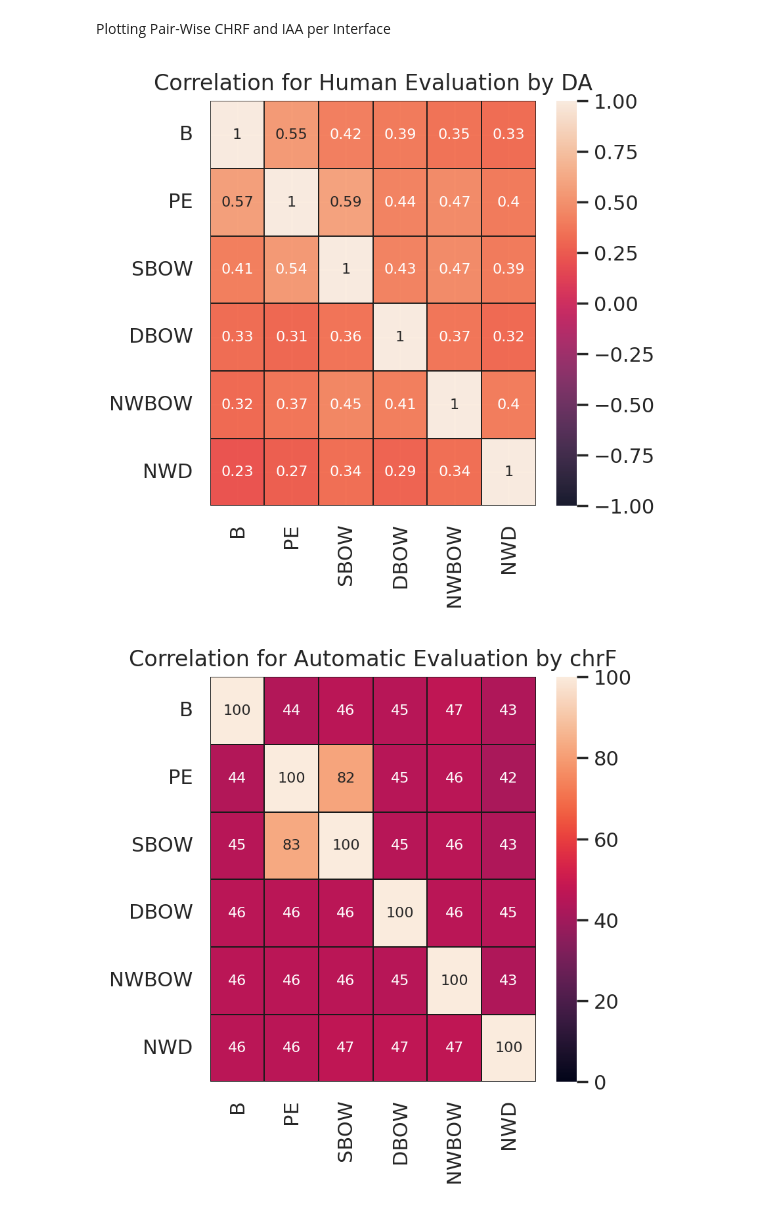
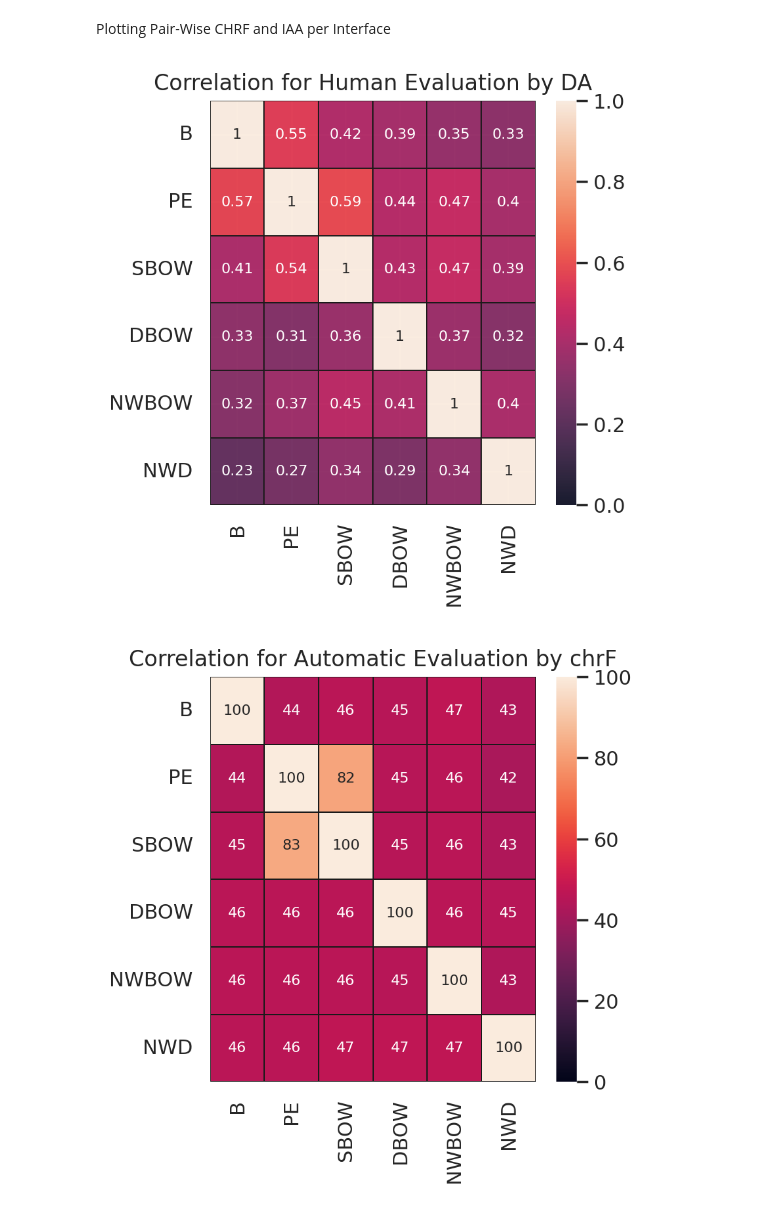
Before and after one commit to microsoft/INMT-lite, a Jupyter notebook: user-study/scripts/visualize.ipynb, the cells around one changed output. Cells and saved outputs as stored; diff of their text form; code cells hidden in the pictures.

Commit message:
Recomputed with vmin=0

```diff
--- a/user-study/scripts/visualize.ipynb
+++ b/user-study/scripts/visualize.ipynb
@@ -159,11 +159,11 @@ iaa_combined = [[1.0, 0.5515690163886601, 0.418782509480184, 0.3922459886835397,
 # %%
 import numpy as np
 # %%
-sns.heatmap(iaa_combined, cmap = "rocket", alpha = 0.90, annot = True, linewidths = 0.65, linecolor = 'k', vmin = -1, vmax = 1, xticklabels=['B', 'PE', 'SBOW', 'DBOW', 'NWBOW', 'NWD'], yticklabels=['B', 'PE', 'SBOW', 'DBOW', 'NWBOW', 'NWD'],annot_kws={"fontsize":8})
+sns.heatmap(iaa_combined, cmap = "rocket", alpha = 0.90, annot = True, linewidths = 0.65, linecolor = 'k', vmin = 0, vmax = 1, xticklabels=['B', 'PE', 'SBOW', 'DBOW', 'NWBOW', 'NWD'], yticklabels=['B', 'PE', 'SBOW', 'DBOW', 'NWBOW', 'NWD'],annot_kws={"fontsize":8})
 plt.title("Correlation for Human Evaluation by DA")
 plt.savefig('./results/plots/interface_sentence_quality_da_correlation.png', bbox_inches='tight')
 # %% [output]
-[figure, old version]
+[figure, new version]
 # %%
 x_axis_labels = ['B', 'PE', 'SBOW', 'DBOW', 'NWBOW', 'NWD']
 y_axis_labels = ['B', 'PE', 'SBOW', 'DBOW', 'NWBOW', 'NWD']
```
Also changed, not shown: 1 other file.
